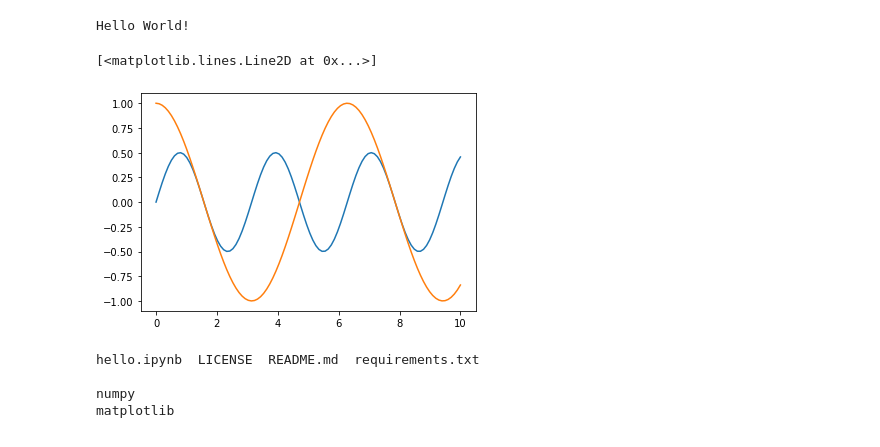
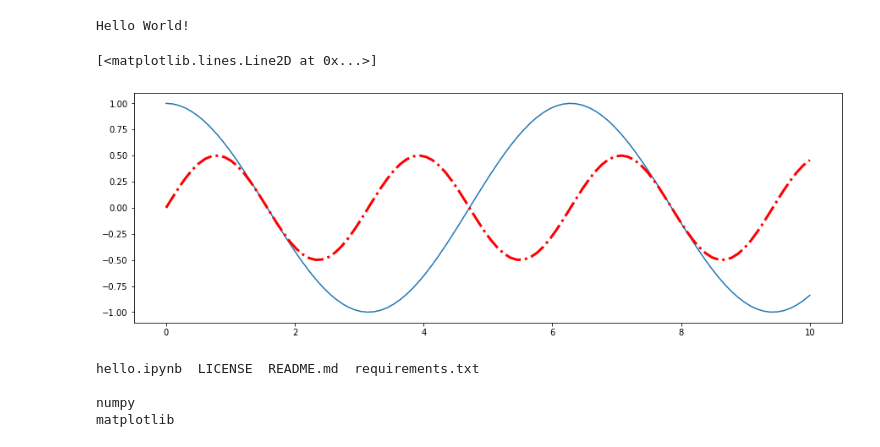
Before and after one commit to matr01/jupyter-hello, a Jupyter notebook: hello.ipynb, the cells around one changed output. Drawn from its saved outputs; the diff is of its cells as text; code cells hidden in the pictures.

Commit message:
modified plot size, processed wget'ed text a little

```diff
--- a/hello.ipynb
+++ b/hello.ipynb
@@ -12,16 +12,16 @@ Hello World!
 # %%
 %matplotlib inline
 import matplotlib.pyplot as plt
 import numpy as np
 
 x = np.linspace(0, 10, 100)
 
-fig = plt.figure()
-plt.plot(x, np.sin(x) * np.cos(x))
+fig = plt.figure(figsize=(15, 5)) # figsize is in inches
 plt.plot(x, np.cos(x))
+plt.plot(x, np.sin(x) * np.cos(x), "r-.", linewidth=3) # 'r-.' means red dash dot line
 # %% [output]
 [<matplotlib.lines.Line2D at 0x...>]
-[figure, old version]
+[figure, new version]
 # %%
 !ls && echo && cat requirements.txt
 # %% [output]
```
Also changed, not shown: parts of 2 cells of this notebook.
